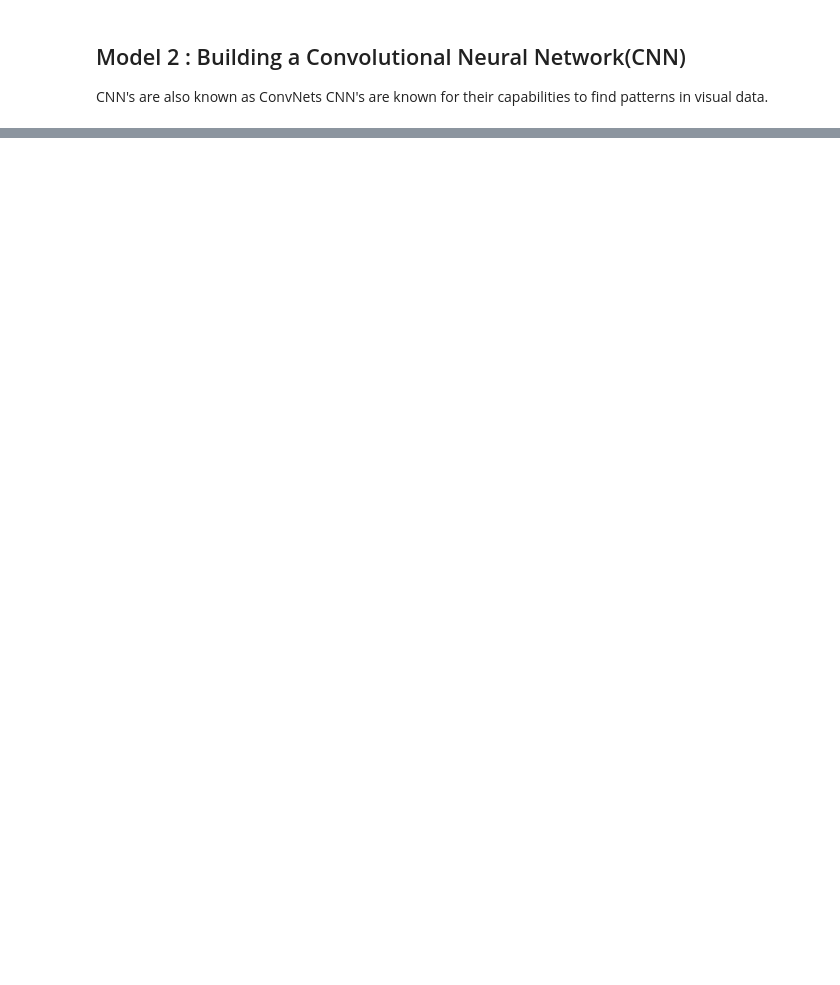
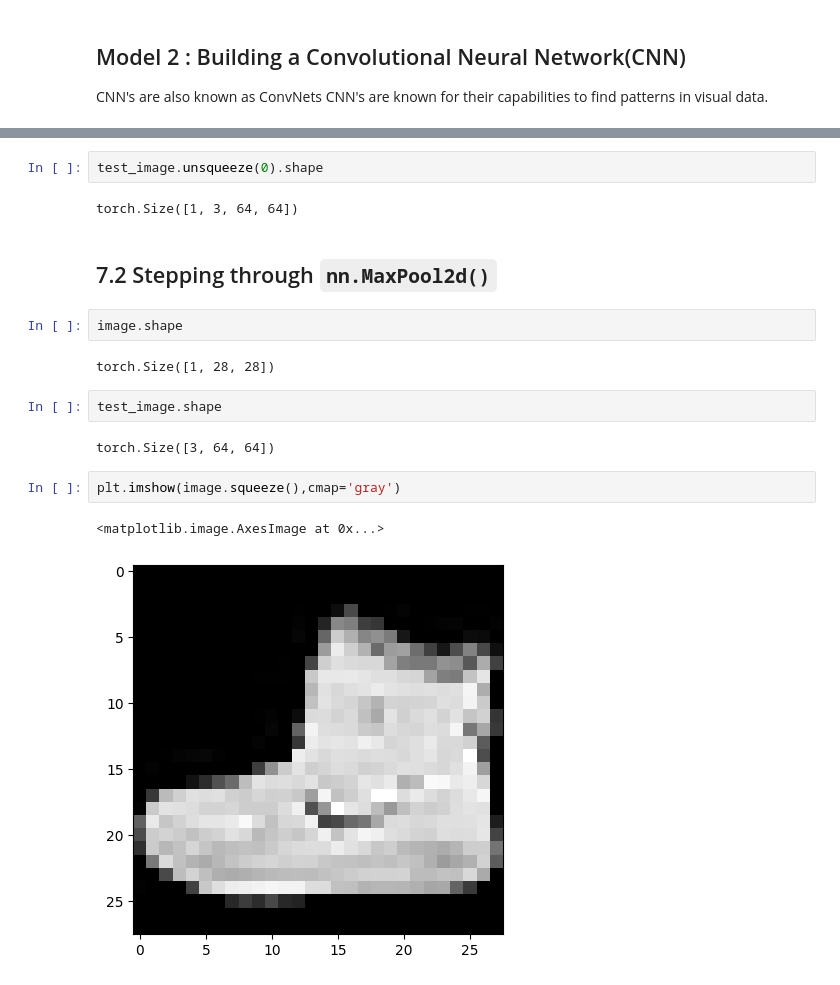
Before and after one commit to SEKAR147/SK_Pytorch_Workpace, a Jupyter notebook: Pytorch_Computer_Vision.ipynb, the cells around one changed output, grey strips where cells are left out. Saved outputs shown, nothing was run; the diff lists cells and outputs as text; blank space fills up the shorter version.

```diff
--- a/Pytorch_Computer_Vision.ipynb
+++ b/Pytorch_Computer_Vision.ipynb
@@ -774,0 +1150,19 @@ class fashionMNISTV2(nn.Module):
+# %%
+test_image.unsqueeze(0).shape
+# %% [output]
+torch.Size([1, 3, 64, 64])
+# %% [markdown]
+## 7.2 Stepping through `nn.MaxPool2d()`
+# %%
+image.shape
+# %% [output]
+torch.Size([1, 28, 28])
+# %%
+test_image.shape
+# %% [output]
+torch.Size([3, 64, 64])
+# %%
+plt.imshow(image.squeeze(),cmap='gray')
+# %% [output]
+<matplotlib.image.AxesImage at 0x...>
+[figure, added]
```
Also changed, not shown: parts of 69 cells of this notebook.
